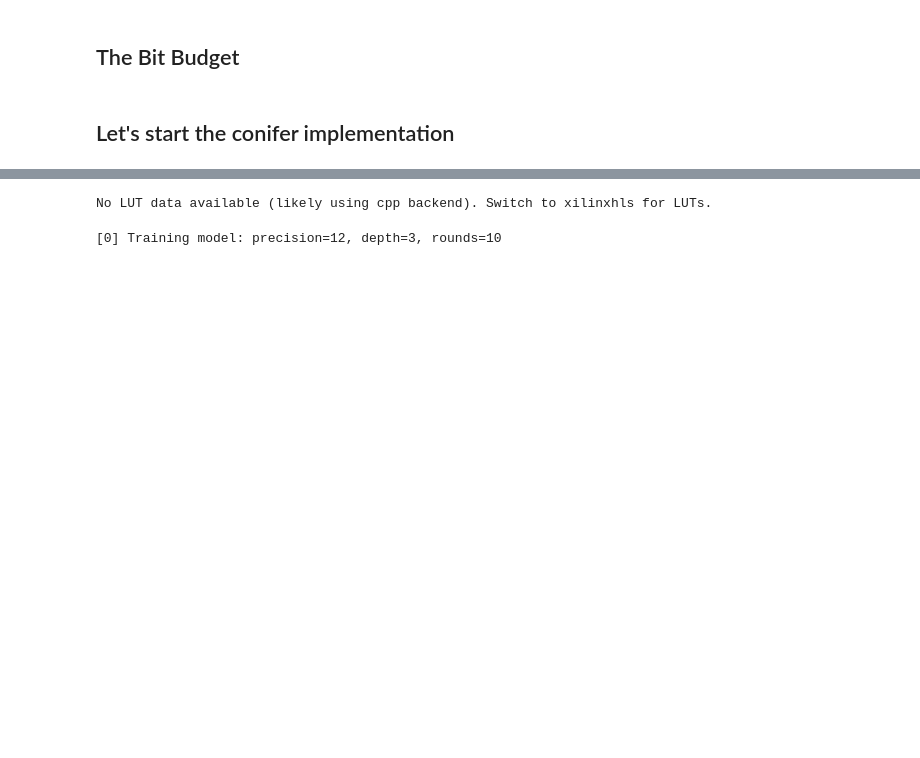
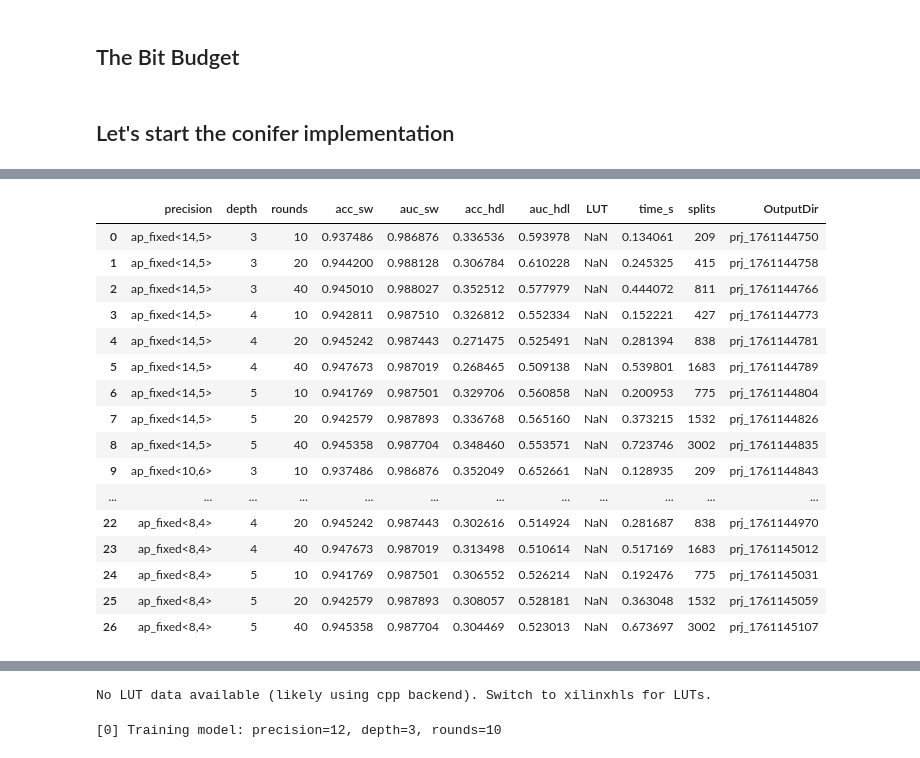
Before and after one commit to tdebnath16/shower_shape_studies, a Jupyter notebook: training_newalgo.ipynb, the cells around one changed output, grey strips where cells are left out. Drawn from its saved outputs; the diff is of its cells as text; code cells hidden in the pictures; blank space fills up the shorter version.

```diff
--- a/training_newalgo.ipynb
+++ b/training_newalgo.ipynb
@@ -579,0 +573,20 @@ print(results.head())
+# %%
+results
+# %% [output]
+|  | precision | depth | rounds | acc_sw | auc_sw | acc_hdl | auc_hdl | LUT | time_s | splits | OutputDir |
+| 0 | ap_fixed<14,5> | 3 | 10 | 0.937486 | 0.986876 | 0.336536 | 0.593978 | NaN | 0.134061 | 209 | prj_1761144750 |
+| 1 | ap_fixed<14,5> | 3 | 20 | 0.944200 | 0.988128 | 0.306784 | 0.610228 | NaN | 0.245325 | 415 | prj_1761144758 |
+| 2 | ap_fixed<14,5> | 3 | 40 | 0.945010 | 0.988027 | 0.352512 | 0.577979 | NaN | 0.444072 | 811 | prj_1761144766 |
+| 3 | ap_fixed<14,5> | 4 | 10 | 0.942811 | 0.987510 | 0.326812 | 0.552334 | NaN | 0.152221 | 427 | prj_1761144773 |
+| 4 | ap_fixed<14,5> | 4 | 20 | 0.945242 | 0.987443 | 0.271475 | 0.525491 | NaN | 0.281394 | 838 | prj_1761144781 |
+| 5 | ap_fixed<14,5> | 4 | 40 | 0.947673 | 0.987019 | 0.268465 | 0.509138 | NaN | 0.539801 | 1683 | prj_1761144789 |
+| 6 | ap_fixed<14,5> | 5 | 10 | 0.941769 | 0.987501 | 0.329706 | 0.560858 | NaN | 0.200953 | 775 | prj_1761144804 |
+| 7 | ap_fixed<14,5> | 5 | 20 | 0.942579 | 0.987893 | 0.336768 | 0.565160 | NaN | 0.373215 | 1532 | prj_1761144826 |
+| 8 | ap_fixed<14,5> | 5 | 40 | 0.945358 | 0.987704 | 0.348460 | 0.553571 | NaN | 0.723746 | 3002 | prj_1761144835 |
+| 9 | ap_fixed<10,6> | 3 | 10 | 0.937486 | 0.986876 | 0.352049 | 0.652661 | NaN | 0.128935 | 209 | prj_1761144843 |
+| ... | ... | ... | ... | ... | ... | ... | ... | ... | ... | ... | ... |
+| 22 | ap_fixed<8,4> | 4 | 20 | 0.945242 | 0.987443 | 0.302616 | 0.514924 | NaN | 0.281687 | 838 | prj_1761144970 |
+| 23 | ap_fixed<8,4> | 4 | 40 | 0.947673 | 0.987019 | 0.313498 | 0.510614 | NaN | 0.517169 | 1683 | prj_1761145012 |
+| 24 | ap_fixed<8,4> | 5 | 10 | 0.941769 | 0.987501 | 0.306552 | 0.526214 | NaN | 0.192476 | 775 | prj_1761145031 |
+| 25 | ap_fixed<8,4> | 5 | 20 | 0.942579 | 0.987893 | 0.308057 | 0.528181 | NaN | 0.363048 | 1532 | prj_1761145059 |
+| 26 | ap_fixed<8,4> | 5 | 40 | 0.945358 | 0.987704 | 0.304469 | 0.523013 | NaN | 0.673697 | 3002 | prj_1761145107 |
```
Also changed, not shown: parts of 11 cells of this notebook.
